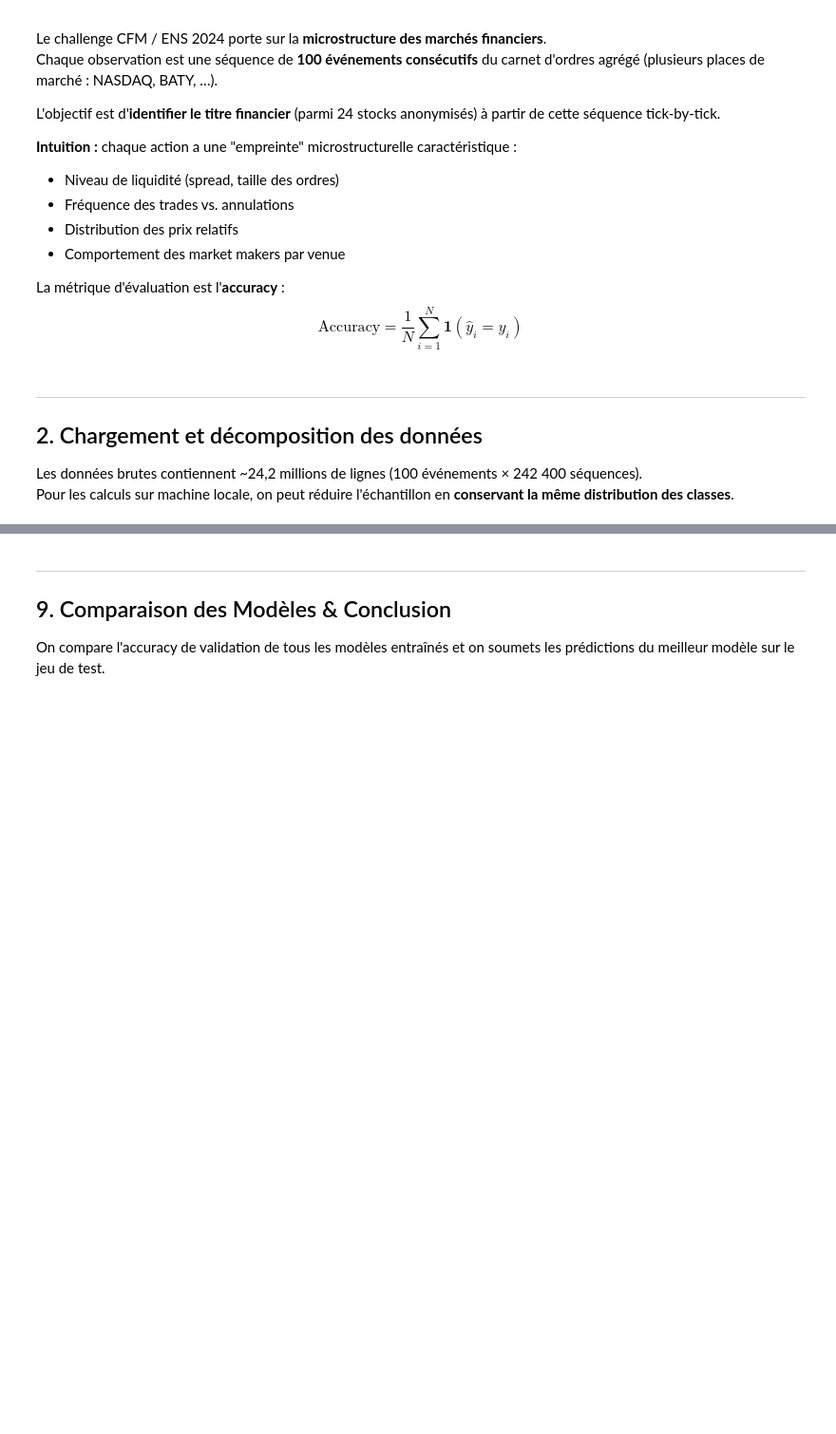
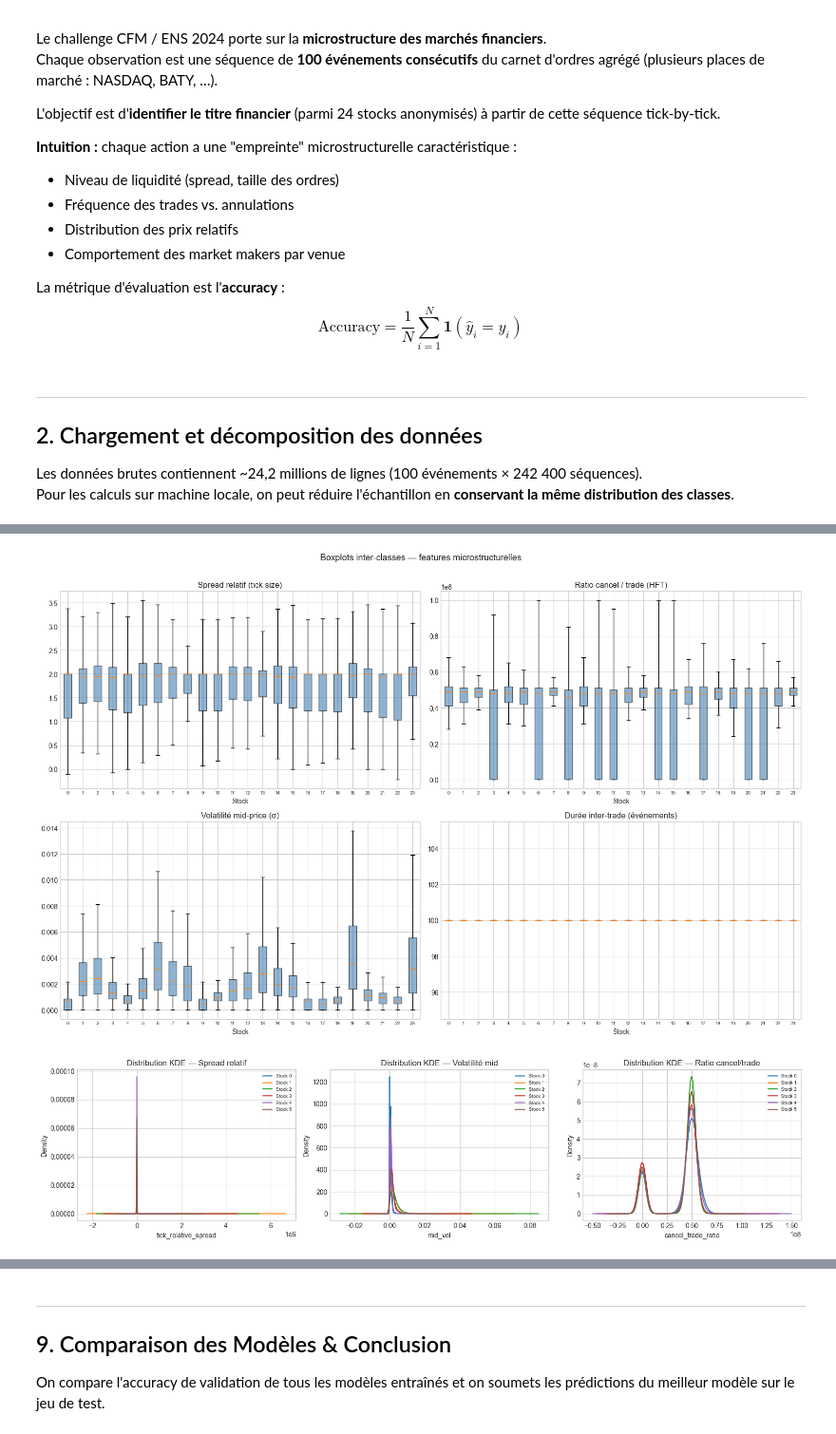
Before and after one commit to HUGO-ROCHA-MONDRAGON/High_Freq_Data, a Jupyter notebook: src/Mannai(RochaMondragon)_HighFreqData.ipynb, the cells around one changed output, grey strips where cells are left out. Shown at 95% size. Drawn from its saved outputs; the diff is of its cells as text; code cells hidden in the pictures; blank space fills up the shorter version.

Commit message:
update notebook + interpretations + Transformer model for DL

```diff
--- a/src/Mannai(RochaMondragon)_HighFreqData.ipynb
+++ b/src/Mannai(RochaMondragon)_HighFreqData.ipynb
@@ -399,0 +486,75 @@ plt.show()
+# %%
+# ── Visualisations supplémentaires des features ───────────────────────────────
+df_eda = X_train.copy()
+df_eda["label"] = y_train
+
+# ── 1. Boxplots : distribution inter-classe de 4 features clés ────────────────
+fig, axes = plt.subplots(2, 2, figsize=(16, 10))
+box_feats = [
+    ("tick_relative_spread", "Spread relatif (tick size)"),
+    ("cancel_trade_ratio",   "Ratio cancel / trade (HFT)"),
+    ("mid_vol",              "Volatilité mid-price (σ)"),
+    ("inter_trade_gap",      "Durée inter-trade (événements)"),
+]
+for ax, (feat, title) in zip(axes.flat, box_feats):
+    data = [df_eda[df_eda["label"] == lbl][feat].dropna().values
+            for lbl in sorted(df_eda["label"].unique())]
+    ax.boxplot(data, labels=sorted(df_eda["label"].unique()),
+               showfliers=False, patch_artist=True,
+               boxprops=dict(facecolor="steelblue", alpha=0.6))
+    ax.set_title(title)
+    ax.set_xlabel("Stock")
+    ax.tick_params(axis='x', labelsize=7)
+plt.suptitle("Boxplots inter-classes — features microstructurelles", fontsize=13, y=1.01)
+plt.tight_layout()
+plt.show()
+
+# ── 2. Distribution (KDE) de 3 features pour 6 stocks sélectionnés ────────────
+sample_labels = sorted(df_eda["label"].unique())[:6]
+kde_feats = ["tick_relative_spread", "mid_vol", "cancel_trade_ratio"]
+kde_titles = ["Spread relatif", "Volatilité mid", "Ratio cancel/trade"]
+
+fig, axes = plt.subplots(1, 3, figsize=(16, 4))
+for ax, feat, title in zip(axes, kde_feats, kde_titles):
+    for lbl in sample_labels:
+        vals = df_eda[df_eda["label"] == lbl][feat].dropna()
+        vals.plot.kde(ax=ax, label=f"Stock {lbl}", linewidth=1.5)
+    ax.set_title(f"Distribution KDE — {title}")
+    ax.set_xlabel(feat)
+    ax.legend(fontsize=7)
+plt.tight_layout()
+plt.show()
+
+# ── 3. Heatmap : moyenne par stock × feature (normalisée) ─────────────────────
+hm_feats = [
+    # Liquidité
+    "spread_mean", "spread_iqr", "tick_relative_spread",
+    "log_bid_size_mean", "log_ask_size_mean",
+    # Volatilité & dynamique des prix
+    "mid_vol", "mid_trend", "price_range_norm",
+    # Flux d'ordres
+    "trade_rate", "cancel_rate", "cancel_trade_ratio",
+    "trade_flow_mean", "flux_std",
+    # Carnet d'ordres
+    "obi_mean", "obi_std",
+    # Fragmentation & microstructure
+    "venue_entropy", "n_venues",
+    # Autocorrélation
+    "mid_autocorr",
+]
+hm_data = df_eda.groupby("label")[hm_feats].mean()
+# Normalisation z-score par feature pour rendre les échelles comparables
+hm_norm = (hm_data - hm_data.mean()) / (hm_data.std() + 1e-8)
+
+fig, ax = plt.subplots(figsize=(16, 9))
+sns.heatmap(hm_norm.T, annot=True, fmt=".1f", cmap="RdBu_r", center=0,
+            linewidths=0.3, ax=ax, cbar_kws={"label": "Z-score"},
+            annot_kws={"size": 7})
+ax.set_title("Profil microstructurel moyen par stock (z-score)", fontsize=13)
+ax.set_xlabel("Stock")
+ax.set_ylabel("Feature")
+plt.tight_layout()
+plt.show()
+# %% [output]
+[figure, added]
+[figure, added]
```
Also changed, not shown: parts of 42 cells of this notebook, 1 other file.
